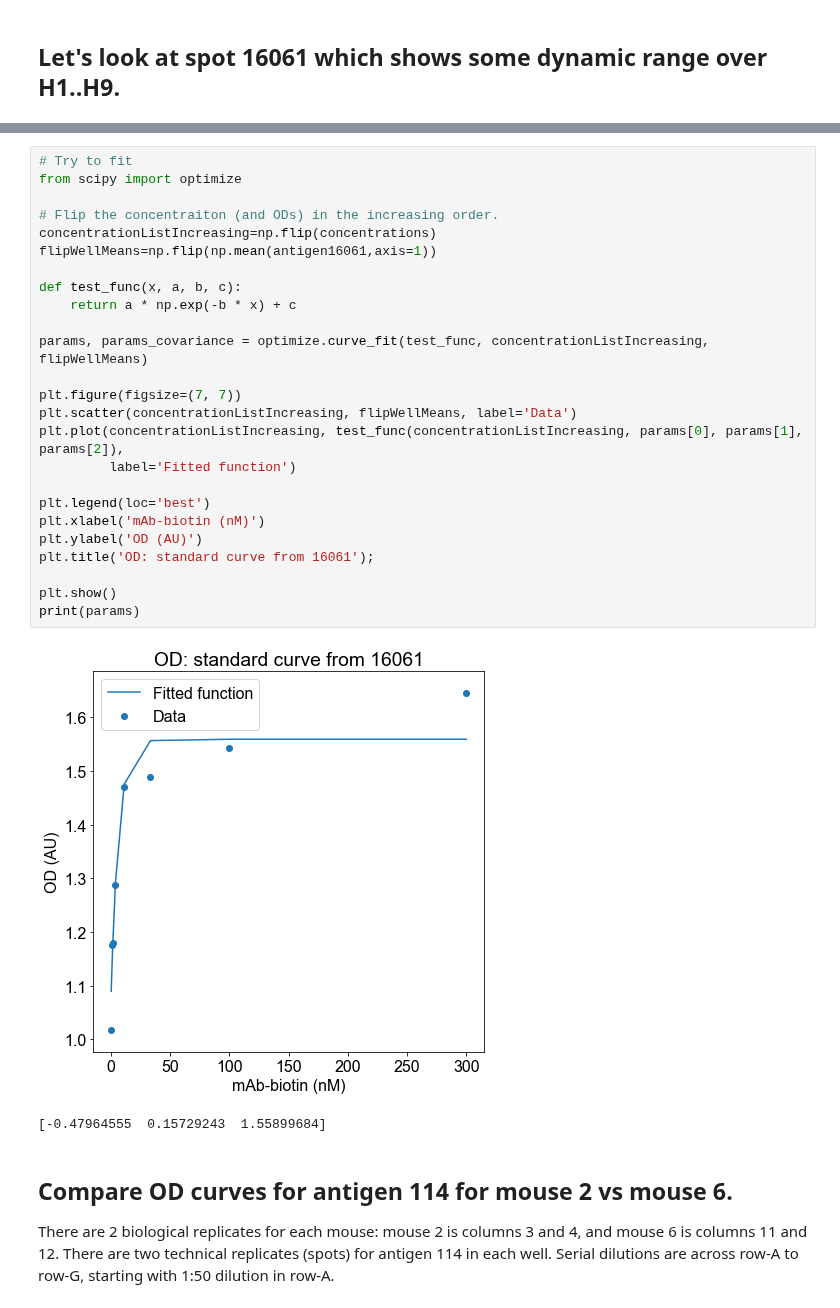
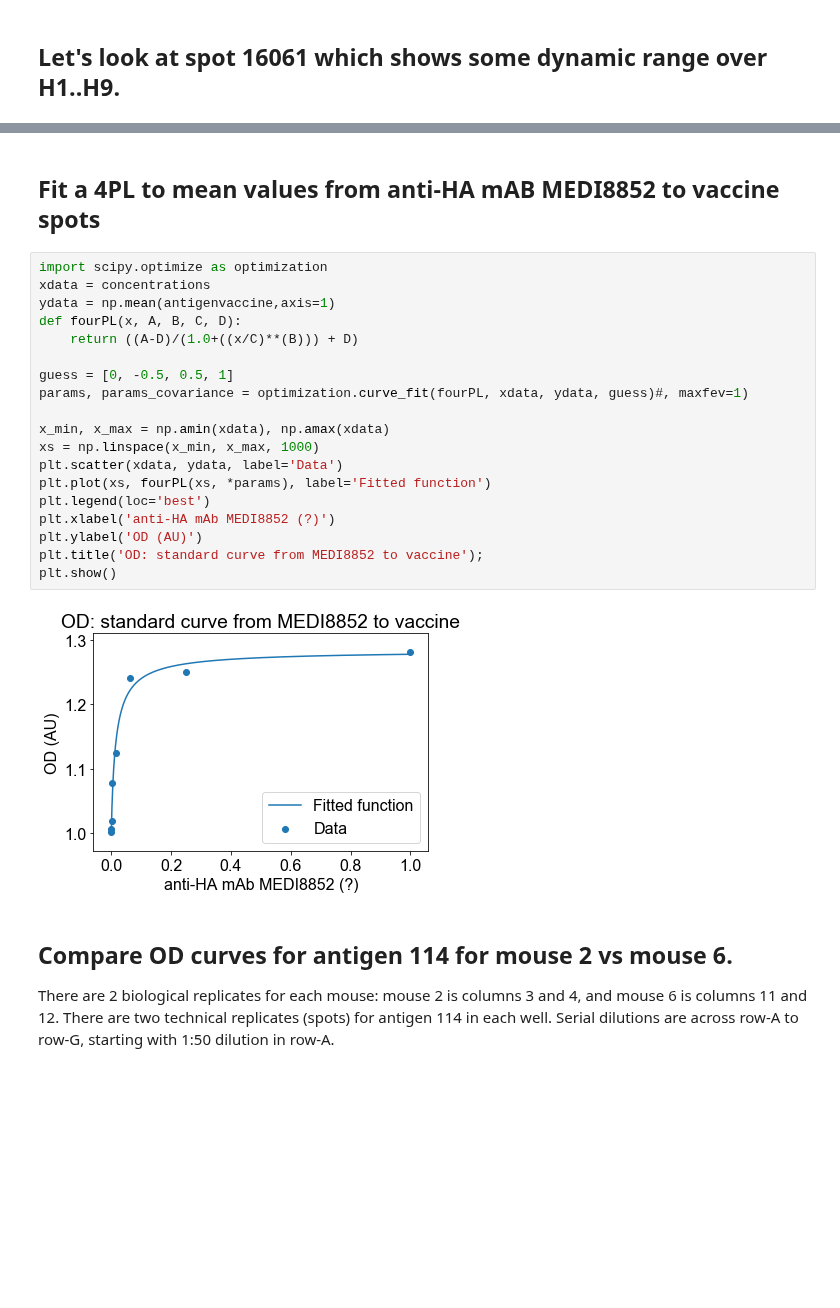
Before and after one commit to mehta-lab/multiSero, a Jupyter notebook: notebooks_interpretation/20200115_plate4_AEP_Feb3_6mousesera.ipynb, the cells around one changed output, grey strips where cells are left out. Drawn from its saved outputs; the diff is of its cells as text; blank space fills up the shorter version.

```diff
--- a/notebooks_interpretation/20200115_plate4_AEP_Feb3_6mousesera.ipynb
+++ b/notebooks_interpretation/20200115_plate4_AEP_Feb3_6mousesera.ipynb
@@ -310,31 +356,26 @@ plt.title('antigen 16061');
-# %%
-# Try to fit
-from scipy import optimize
-
-# Flip the concentraiton (and ODs) in the increasing order.
-concentrationListIncreasing=np.flip(concentrations)
-flipWellMeans=np.flip(np.mean(antigen16061,axis=1))
-
-def test_func(x, a, b, c):
-    return a * np.exp(-b * x) + c
-
-params, params_covariance = optimize.curve_fit(test_func, concentrationListIncreasing, flipWellMeans)
-
-plt.figure(figsize=(7, 7))
-plt.scatter(concentrationListIncreasing, flipWellMeans, label='Data')
-plt.plot(concentrationListIncreasing, test_func(concentrationListIncreasing, params[0], params[1], params[2]),
-         label='Fitted function')
-
-plt.legend(loc='best')
-plt.xlabel('mAb-biotin (nM)')
-plt.ylabel('OD (AU)')
-plt.title('OD: standard curve from 16061');
-
-plt.show()
-print(params)
-# %% [output]
-[figure, removed]
-[-0.47964555  0.15729243  1.55899684]
+# %% [markdown]
+## Fit a 4PL to mean values from anti-HA mAB MEDI8852 to vaccine spots
+# %%
+import scipy.optimize as optimization
+xdata = concentrations
+ydata = np.mean(antigenvaccine,axis=1)
+def fourPL(x, A, B, C, D):
+    return ((A-D)/(1.0+((x/C)**(B))) + D)
+
+guess = [0, -0.5, 0.5, 1]
+params, params_covariance = optimization.curve_fit(fourPL, xdata, ydata, guess)#, maxfev=1)
+
+x_min, x_max = np.amin(xdata), np.amax(xdata)
+xs = np.linspace(x_min, x_max, 1000)
+plt.scatter(xdata, ydata, label='Data')
+plt.plot(xs, fourPL(xs, *params), label='Fitted function')
+plt.legend(loc='best')
+plt.xlabel('anti-HA mAb MEDI8852 (?)')
+plt.ylabel('OD (AU)')
+plt.title('OD: standard curve from MEDI8852 to vaccine');
+plt.show()
+# %% [output]
+[figure, added]
 # %% [markdown]
 ## Compare OD curves for antigen 114 for mouse 2 vs mouse 6.
 
```
Also changed, not shown: parts of 17 cells of this notebook.
